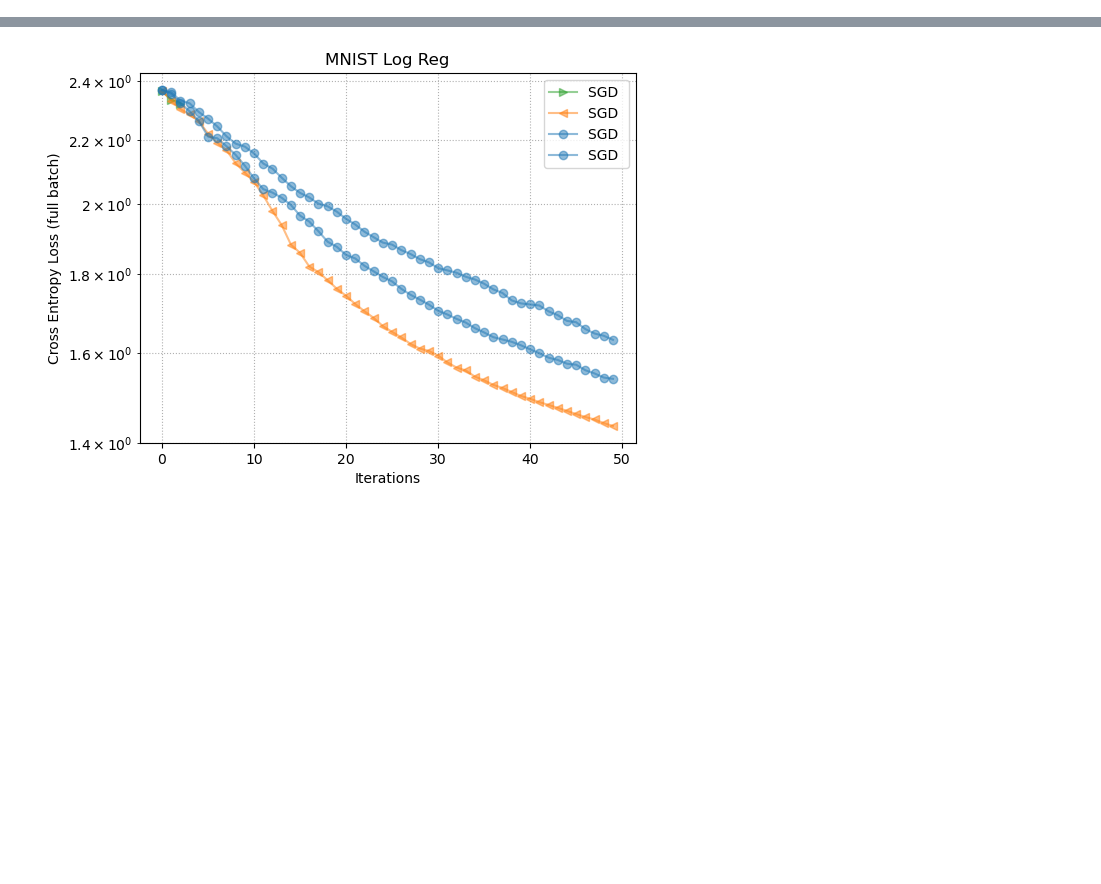
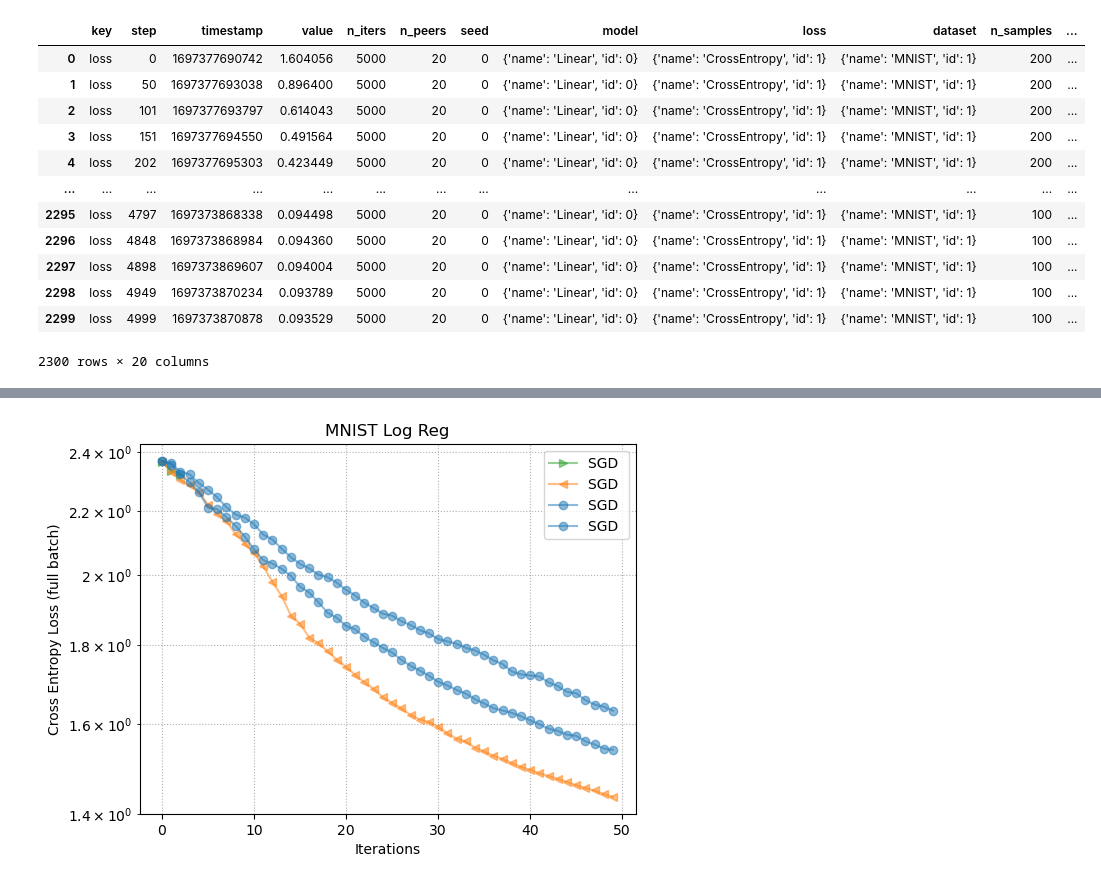
Before and after one commit to nazya/MeritFed, a Jupyter notebook: plot.ipynb, the cells around one changed output, grey strips where cells are left out. Saved outputs shown, nothing was run; the diff lists cells and outputs as text; code cells hidden in the pictures; blank space fills up the shorter version.

```diff
--- a/plot.ipynb
+++ b/plot.ipynb
@@ -15,0 +51,27 @@ experiment_name = os.path.basename(os.getcwd())
+# %%
+metric_key = 'loss'
+df = list()
+for r in runs:
+    r_id=r.info.run_id
+    config = mlflow.artifacts.load_dict(r.info.artifact_uri+'/config.json')
+    history = client.get_metric_history(run_id=r_id, key=metric_key)
+    history = [dict(e, **config) for e in history]
+    # history = [dict(e, **{'run_id': r_id}) for e in history]
+    # history.add(
+    df.append(pd.DataFrame.from_dict(history))
+df = pd.concat(df).reset_index(drop=True)
+df.head(-100)
+# %% [output]
+|  | key | step | timestamp | value | n_iters | n_peers | seed | model | loss | dataset | n_samples | ... |
+| 0 | loss | 0 | 1697377690742 | 1.604056 | 5000 | 20 | 0 | {'name': 'Linear', 'id': 0} | {'name': 'CrossEntropy', 'id': 1} | {'name': 'MNIST', 'id': 1} | 200 | ... |
+| 1 | loss | 50 | 1697377693038 | 0.896400 | 5000 | 20 | 0 | {'name': 'Linear', 'id': 0} | {'name': 'CrossEntropy', 'id': 1} | {'name': 'MNIST', 'id': 1} | 200 | ... |
+| 2 | loss | 101 | 1697377693797 | 0.614043 | 5000 | 20 | 0 | {'name': 'Linear', 'id': 0} | {'name': 'CrossEntropy', 'id': 1} | {'name': 'MNIST', 'id': 1} | 200 | ... |
+| 3 | loss | 151 | 1697377694550 | 0.491564 | 5000 | 20 | 0 | {'name': 'Linear', 'id': 0} | {'name': 'CrossEntropy', 'id': 1} | {'name': 'MNIST', 'id': 1} | 200 | ... |
+| 4 | loss | 202 | 1697377695303 | 0.423449 | 5000 | 20 | 0 | {'name': 'Linear', 'id': 0} | {'name': 'CrossEntropy', 'id': 1} | {'name': 'MNIST', 'id': 1} | 200 | ... |
+| ... | ... | ... | ... | ... | ... | ... | ... | ... | ... | ... | ... | ... |
+| 2295 | loss | 4797 | 1697373868338 | 0.094498 | 5000 | 20 | 0 | {'name': 'Linear', 'id': 0} | {'name': 'CrossEntropy', 'id': 1} | {'name': 'MNIST', 'id': 1} | 100 | ... |
+| 2296 | loss | 4848 | 1697373868984 | 0.094360 | 5000 | 20 | 0 | {'name': 'Linear', 'id': 0} | {'name': 'CrossEntropy', 'id': 1} | {'name': 'MNIST', 'id': 1} | 100 | ... |
+| 2297 | loss | 4898 | 1697373869607 | 0.094004 | 5000 | 20 | 0 | {'name': 'Linear', 'id': 0} | {'name': 'CrossEntropy', 'id': 1} | {'name': 'MNIST', 'id': 1} | 100 | ... |
+| 2298 | loss | 4949 | 1697373870234 | 0.093789 | 5000 | 20 | 0 | {'name': 'Linear', 'id': 0} | {'name': 'CrossEntropy', 'id': 1} | {'name': 'MNIST', 'id': 1} | 100 | ... |
+| 2299 | loss | 4999 | 1697373870878 | 0.093529 | 5000 | 20 | 0 | {'name': 'Linear', 'id': 0} | {'name': 'CrossEntropy', 'id': 1} | {'name': 'MNIST', 'id': 1} | 100 | ... |
+2300 rows × 20 columns
```
Also changed, not shown: parts of 7 cells of this notebook, 7 other files.
